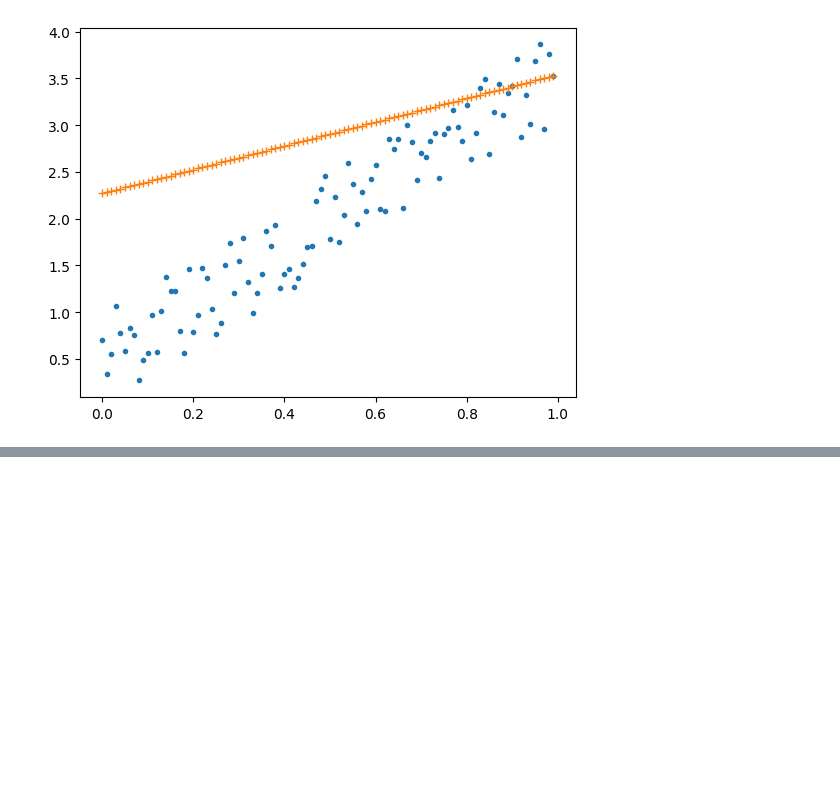
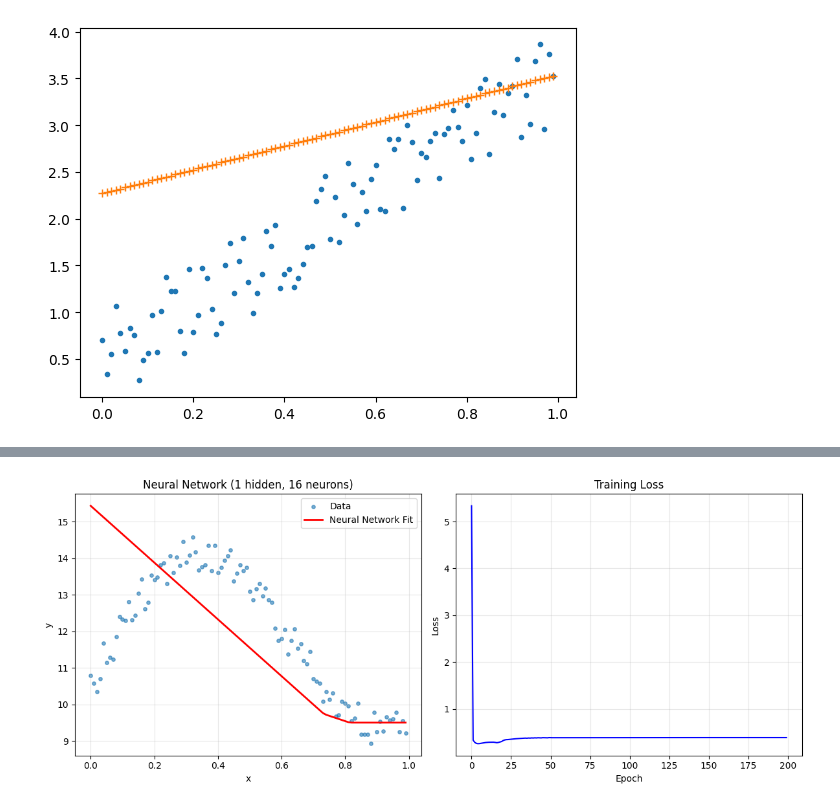
Before and after one commit to 001MONEY/ZSXC, a Jupyter notebook: week5/0615.ipynb, the cells around one changed output, grey strips where cells are left out. Cells and saved outputs as stored; diff of their text form; code cells hidden in the pictures; blank space fills up the shorter version.

```diff
--- a/week5/0615.ipynb
+++ b/week5/0615.ipynb
@@ -697,0 +698,94 @@ Target:  w = 3.0,     b = 0.0
+# %%
+import random
+import numpy as np
+import matplotlib.pyplot as plt
+
+# ===== 准备非线性数据 =====
+_x = [ele / 100 for ele in range(100)]
+_y = [3 * np.sin(5 * ele) + ele * 2 + 10 + random.random() for ele in _x]
+
+# ===== 两层神经网络（手动实现）=====
+# 结构: 输入(1) → 隐藏层(16个神经元, ReLU) → 输出(1)
+
+np.random.seed(42)
+n_hidden = 16
+
+# 初始化参数
+W1 = np.random.randn(1, n_hidden) * 0.5      # (1, 16)
+b1 = np.zeros((1, n_hidden))                  # (1, 16)
+W2 = np.random.randn(n_hidden, 1) * 0.5       # (16, 1)
+b2 = np.zeros((1, 1))
+
+lr = 0.05
+epochs = 200
+
+loss_history = []
+
+for epoch in range(epochs):
+    epoch_loss = 0
+    for xi, yi in zip(_x, _y):
+        x = np.array([[xi]])  # (1, 1)
+        y_true = yi
+
+        # --- 前向传播 ---
+        z1 = x @ W1 + b1       # (1, 16)
+        a1 = np.maximum(0, z1) # ReLU 激活
+        z2 = a1 @ W2 + b2      # (1, 1)
+        y_pred = z2[0, 0]
+
+        # --- 损失 (MSE) ---
+        loss = (y_pred - y_true) ** 2
+        epoch_loss += loss
+
+        # --- 反向传播 ---
+        dz2 = 2 * (y_pred - y_true)  # (1,)
+        dW2 = a1.T * dz2             # (16, 1)
+        db2 = dz2                    # (1,)
+
+        da1 = dz2 * W2.T             # (1, 16)
+        dz1 = da1 * (z1 > 0)         # ReLU 导数
+        dW1 = x.T @ dz1              # (1, 16)
+        db1 = dz1                    # (1, 16)
+
+        # --- SGD 更新 ---
+        W2 -= lr * dW2
+        b2 -= lr * db2
+        W1 -= lr * dW1
+        b1 -= lr * db1
+
+    loss_history.append(epoch_loss / len(_x))
+
+# ===== 用训练好的模型预测 =====
+pred_y = []
+for xi in _x:
+    x = np.array([[xi]])
+    z1 = x @ W1 + b1
+    a1 = np.maximum(0, z1)
+    z2 = a1 @ W2 + b2
+    pred_y.append(z2[0, 0])
+
+# ===== 绘图 =====
+plt.figure(figsize=(12, 5))
+
+plt.subplot(1, 2, 1)
+plt.scatter(_x, _y, s=15, alpha=0.6, label='Data')
+plt.plot(_x, pred_y, 'r-', linewidth=2, label='Neural Network Fit')
+plt.xlabel('x')
+plt.ylabel('y')
+plt.title(f'Neural Network (1 hidden, {n_hidden} neurons)')
+plt.legend()
+plt.grid(alpha=0.3)
+
+plt.subplot(1, 2, 2)
+plt.plot(loss_history, 'b-')
+plt.xlabel('Epoch')
+plt.ylabel('Loss')
+plt.title('Training Loss')
+plt.grid(alpha=0.3)
+
+plt.tight_layout()
+plt.show()
+
+print(f"Final loss: {loss_history[-1]:.6f}")
+# %% [output]
+[figure, added]
```
Also changed, not shown: parts of 3 cells of this notebook, 2 other files.
